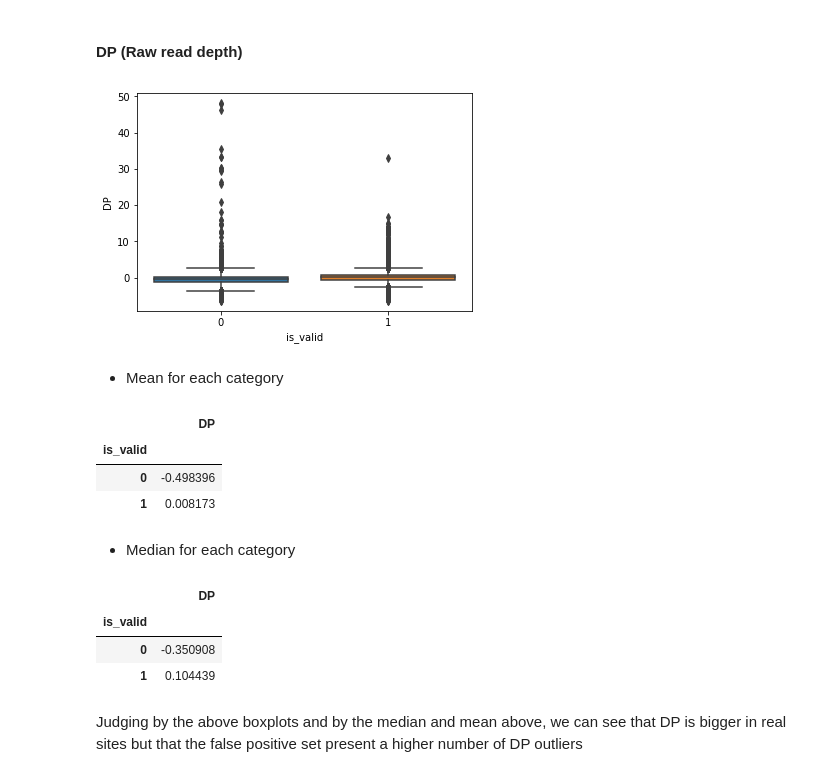
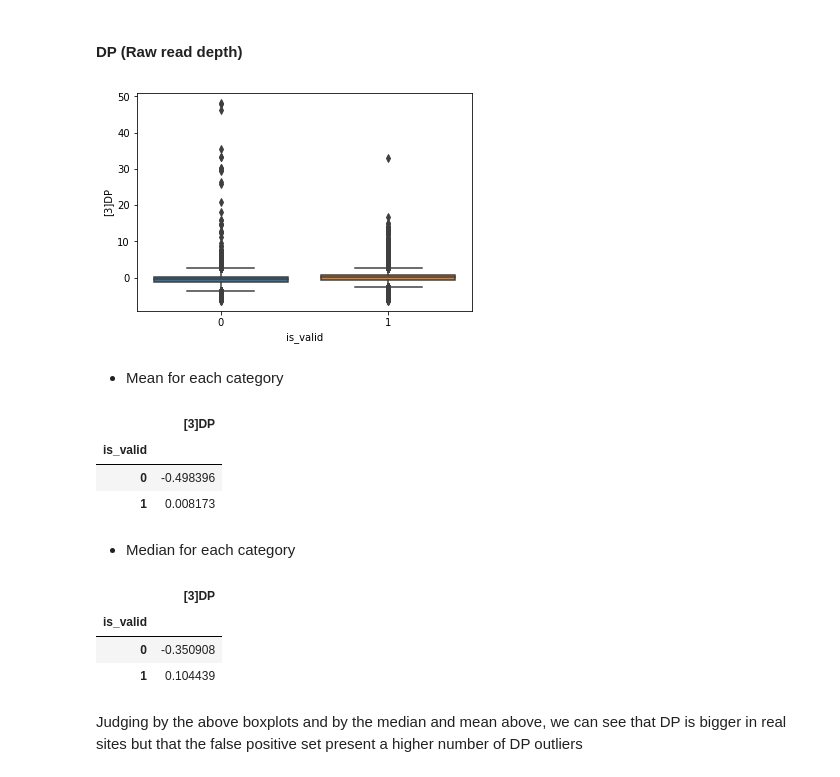
Before and after one commit to elowy01/variant_filtering, a Jupyter notebook: notebooks/Variant Filtering of a BCFTools VCF.ipynb, the cells around one changed output. Drawn from its saved outputs; the diff is of its cells as text; code cells hidden in the pictures.

```diff
--- a/notebooks/Variant Filtering of a BCFTools VCF.ipynb
+++ b/notebooks/Variant Filtering of a BCFTools VCF.ipynb
@@ -92,16 +95,19 @@ DF_noNA=DF.dropna()
+# %%
+DF_tr = pd.DataFrame(X, columns=DF.columns.drop(['# [1]CHROM']))
 # %% [markdown]
 ### Normalization of the different features
 Some of the machine learning algorithms require that the different predictors are in the same range and are comparable (i.e. having the same units). This is why it is better to do a previous step of data normalization (standardization), for this I am going to use `preprocessing` from `sklearn`
+# %%
+feature_names=DF_tr.columns.drop(['[2]POS','is_valid'])
 # %%
 from sklearn import preprocessing
 
-feature_names=['DP','RPB','MQB','BQB','MQSB','SGB','MQ0F','ICB','HOB','MQ']
 std_scale = preprocessing.StandardScaler().fit(DF_noNA[feature_names])
 std_array = std_scale.transform(DF_noNA[feature_names])
 # %% [markdown]
 `preprocessing` returns a NumPy array, so we need to transform to a Pandas data frame:
 # %%
-aDF_std=pd.DataFrame(data=std_array,columns=['DP','RPB','MQB','BQB','MQSB','SGB','MQ0F','ICB','HOB','MQ'])
+aDF_std=pd.DataFrame(data=std_array,columns=feature_names)
 # %% [markdown]
 Now, let's add the column with the status of the variant( is_valid=0 or is_valid=1) to the normalized data frame
 # %%
@@ -121,24 +127,24 @@ Let's examine the distribution of the different predictors depending on the `is_
 #### DP (Raw read depth)
 # %%
 import seaborn as sns
-ax = sns.boxplot(x="is_valid", y="DP", data=aDF_std)
+ax = sns.boxplot(x="is_valid", y="[3]DP", data=aDF_std)
 # %% [output]
-[figure, old version]
+[figure, new version]
 # %% [markdown]
 * Mean for each category
 # %%
-aDF_std.groupby("is_valid").agg({'DP': 'mean'})
+aDF_std.groupby("is_valid").agg({'[3]DP': 'mean'})
 # %% [output]
-|  | DP |
+|  | [3]DP |
 | is_valid |  |
 | 0 | -0.498396 |
 | 1 | 0.008173 |
 # %% [markdown]
 * Median for each category
 # %%
-aDF_std.groupby("is_valid").agg({'DP': 'median'})
+aDF_std.groupby("is_valid").agg({'[3]DP': 'median'})
 # %% [output]
-|  | DP |
+|  | [3]DP |
 | is_valid |  |
 | 0 | -0.350908 |
 | 1 | 0.104439 |
```
Also changed, not shown: parts of 98 cells of this notebook, 2 other files.
